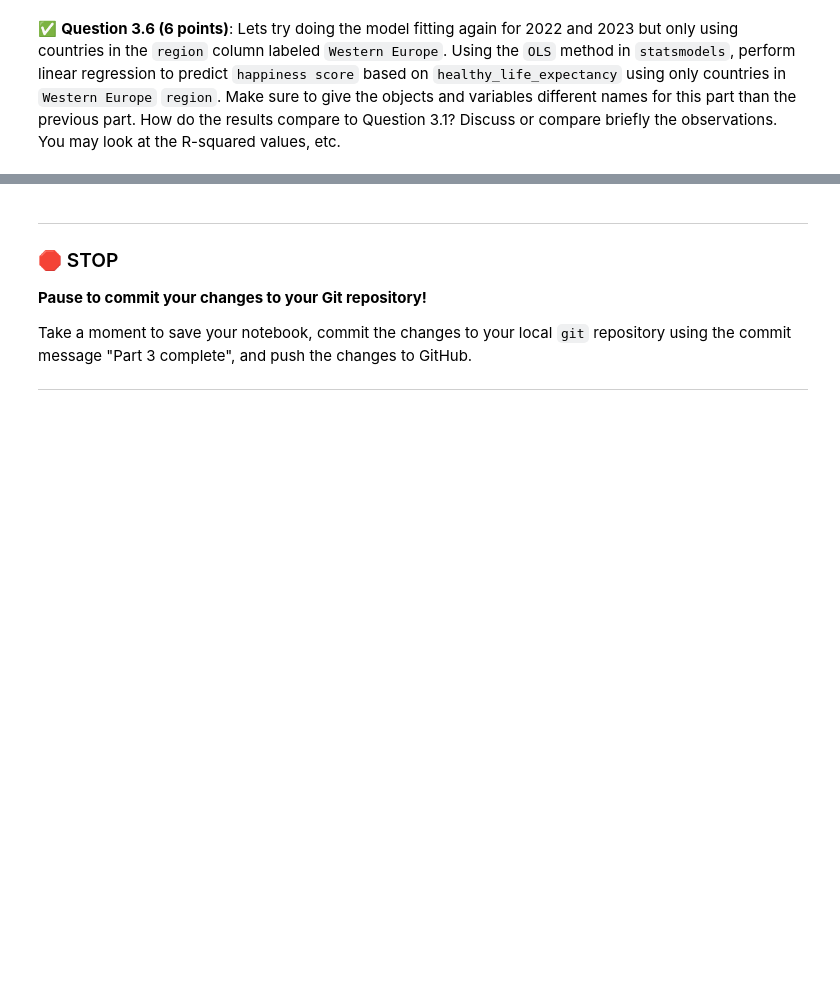
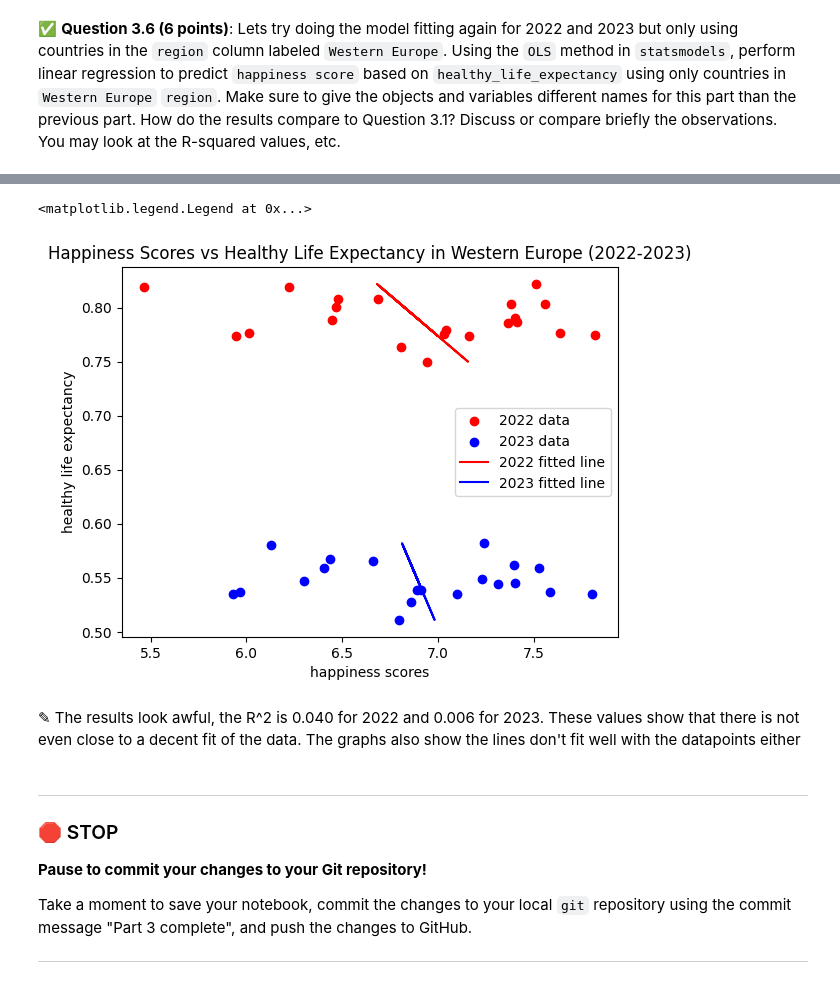
Before and after one commit to ethanfremder/CMSE202-f23-turnin, a Jupyter notebook: hw-03/HW-03_Regression-S24-STUDENT.ipynb, the cells around one changed output, grey strips where cells are left out. Cells and saved outputs as stored; diff of their text form; code cells hidden in the pictures; blank space fills up the shorter version.

```diff
--- a/hw-03/HW-03_Regression-S24-STUDENT.ipynb
+++ b/hw-03/HW-03_Regression-S24-STUDENT.ipynb
@@ -185,0 +253,8 @@ In this part, we'll perform some one-variable linear regression analysis on the
+# %%
+# Put your code here
+WEhappy22 = happy22[happy22['region']=='Western Europe']
+
+x_with_cnst = sm.add_constant(WEhappy22['healthy_life_expectancy'])
+WEmodel = sm.OLS(WEhappy22['happiness_score'], x_with_cnst)
+WEresults22 = WEmodel.fit()
+WEresults22.summary()
@@ -185,0 +281,7 @@ In this part, we'll perform some one-variable linear regression analysis on the
+# %%
+WEhappy23 = happy23[happy23['region']=='Western Europe']
+
+x_with_cnst = sm.add_constant(WEhappy23['healthy_life_expectancy'])
+WEmodel = sm.OLS(WEhappy23['happiness_score'], x_with_cnst)
+WEresults23 = WEmodel.fit()
+WEresults23.summary()
@@ -186,3 +308,17 @@ In this part, we'll perform some one-variable linear regression analysis on the
+# %%
+plt.scatter(WEhappy22['happiness_score'],WEhappy22['healthy_life_expectancy'], color = 'red', label = '2022 data')
+plt.scatter(WEhappy23['happiness_score'],WEhappy23['healthy_life_expectancy'], color = 'blue', label = '2023 data')
+plt.plot(WEresults22.fittedvalues, WEhappy22['healthy_life_expectancy'], color='red', label = '2022 fitted line')
+plt.plot(WEresults23.fittedvalues, WEhappy23['healthy_life_expectancy'], color='blue', label = '2023 fitted line')
+plt.xlabel('happiness scores')
+plt.ylabel('healthy life expectancy')
+plt.title('Happiness Scores vs Healthy Life Expectancy in Western Europe (2022-2023)')
+plt.legend()
+# %% [output]
+<matplotlib.legend.Legend at 0x...>
+[figure, added]
+# %% [markdown]
+<font size=+3>&#9998;</font> The results look awful, the R^2 is 0.040 for 2022 and 0.006 for 2023. These values show that there is not even close to a decent fit of the data. The graphs also show the lines don't fit well with the datapoints either
 # %% [markdown]
 ---
 ### &#128721; STOP
```
Also changed, not shown: parts of 16 cells of this notebook.
